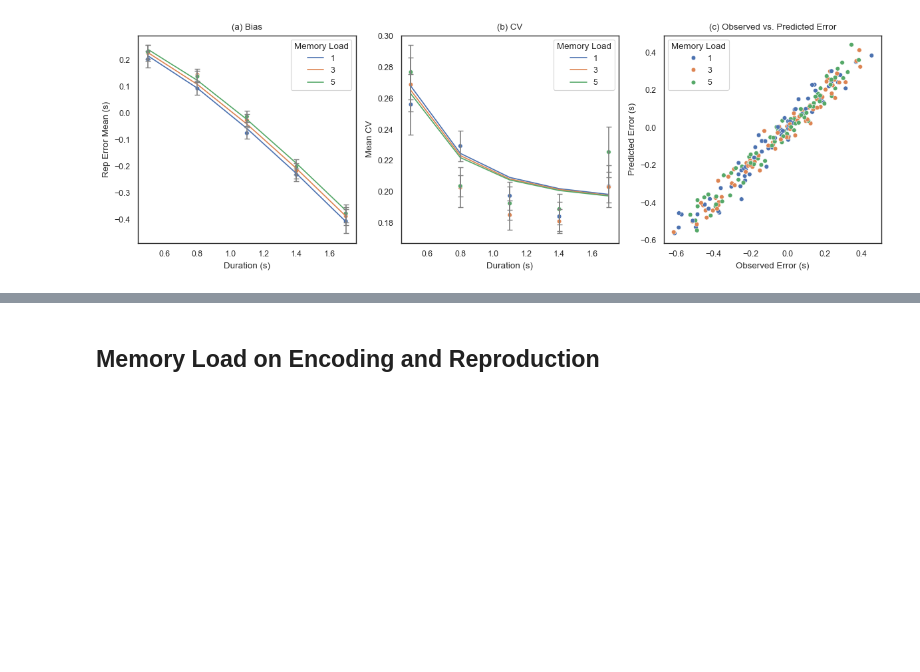
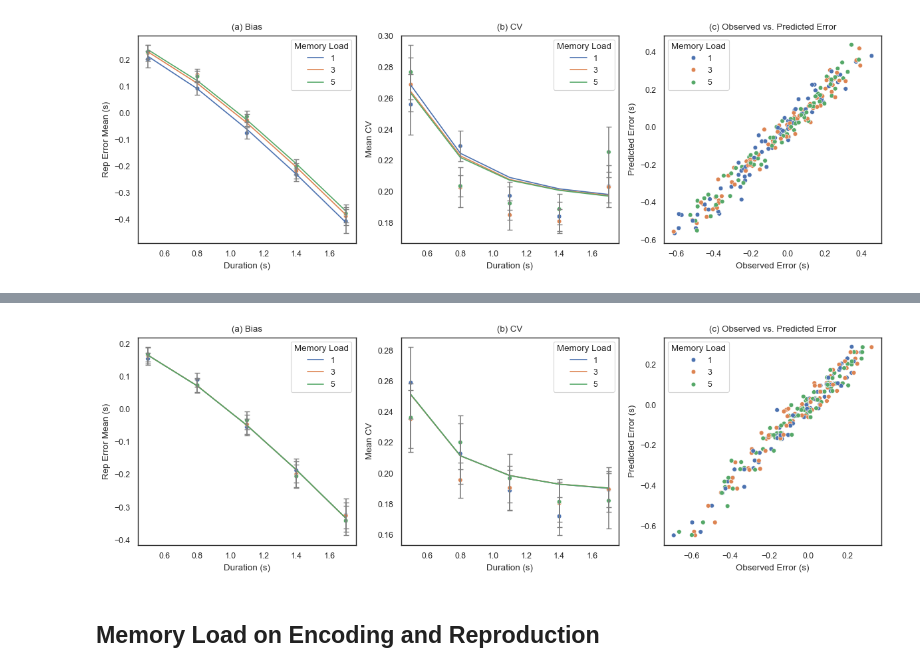
Before and after one commit to msenselab/working_memory_reproduction, a Jupyter notebook: analysis/wm_model.ipynb, the cells around one changed output, grey strips where cells are left out. Saved outputs shown, nothing was run; the diff lists cells and outputs as text; code cells hidden in the pictures; blank space fills up the shorter version.

Commit message:
new model

```diff
--- a/analysis/wm_model.ipynb
+++ b/analysis/wm_model.ipynb
@@ -348,0 +378,11 @@ plotModelPred(reproduction_mdat, 'reproduction')
+# %%
+dat_baseline = expData[expData['ExpName'] == 'Baseline']
+firstrun = False
+if firstrun:
+	constrain = [0,0,0,0] # scaling factor for k_s, l_s, t_s, k_r
+	baseline_trace, baseline_model, baseline_para, baseline_mdat = runModel(dat_baseline, constrain, 'baseline')
+	baseline_para
+else:
+	baseline_trace = az.from_netcdf(cpath + '/data/baseline_trace.nc')
+	baseline_mdat = pd.read_csv(cpath + '/data/baseline_mdat.csv')
+	baseline_para = pd.read_csv(cpath + '/data/baseline_para.csv')
@@ -349,3 +402,7 @@ plotModelPred(reproduction_mdat, 'reproduction')
+# %%
+plotModelPred(baseline_mdat, 'baseline')
+# %% [output]
+[figure, added]
 # %% [markdown]
 ## Memory Load on Encoding and Reproduction
 # %%
```
Also changed, not shown: parts of 17 cells of this notebook, 21 other files.
